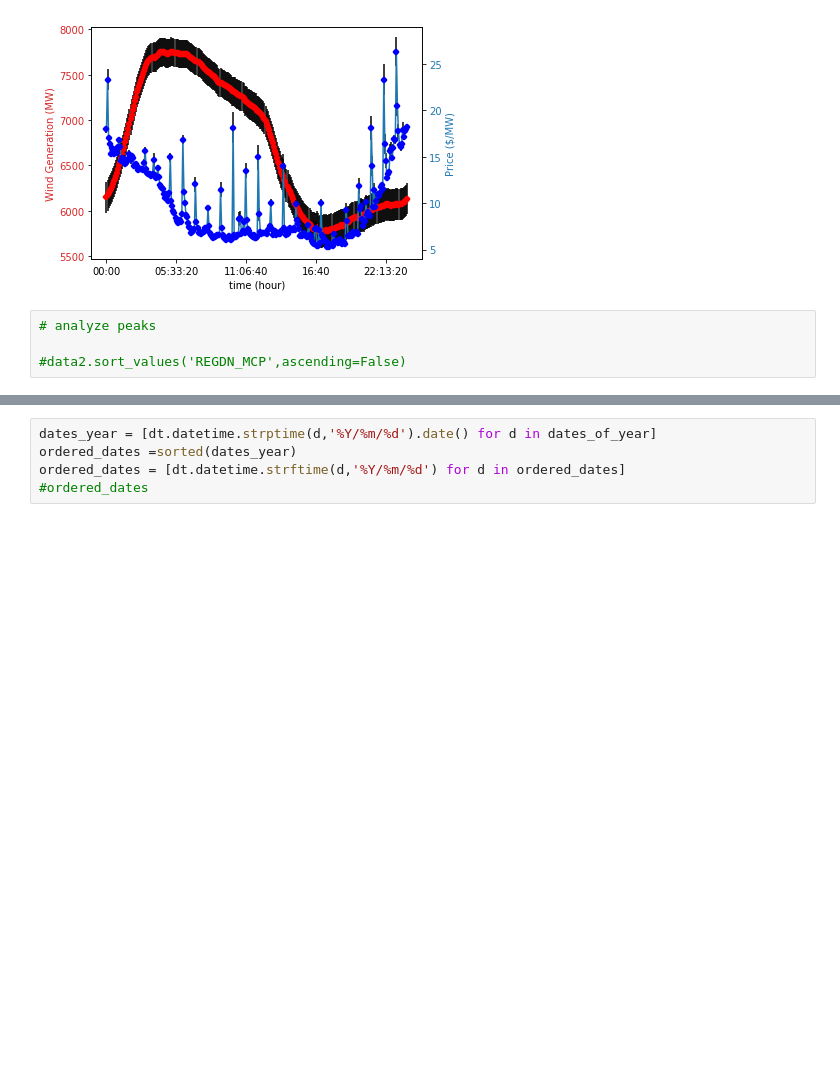
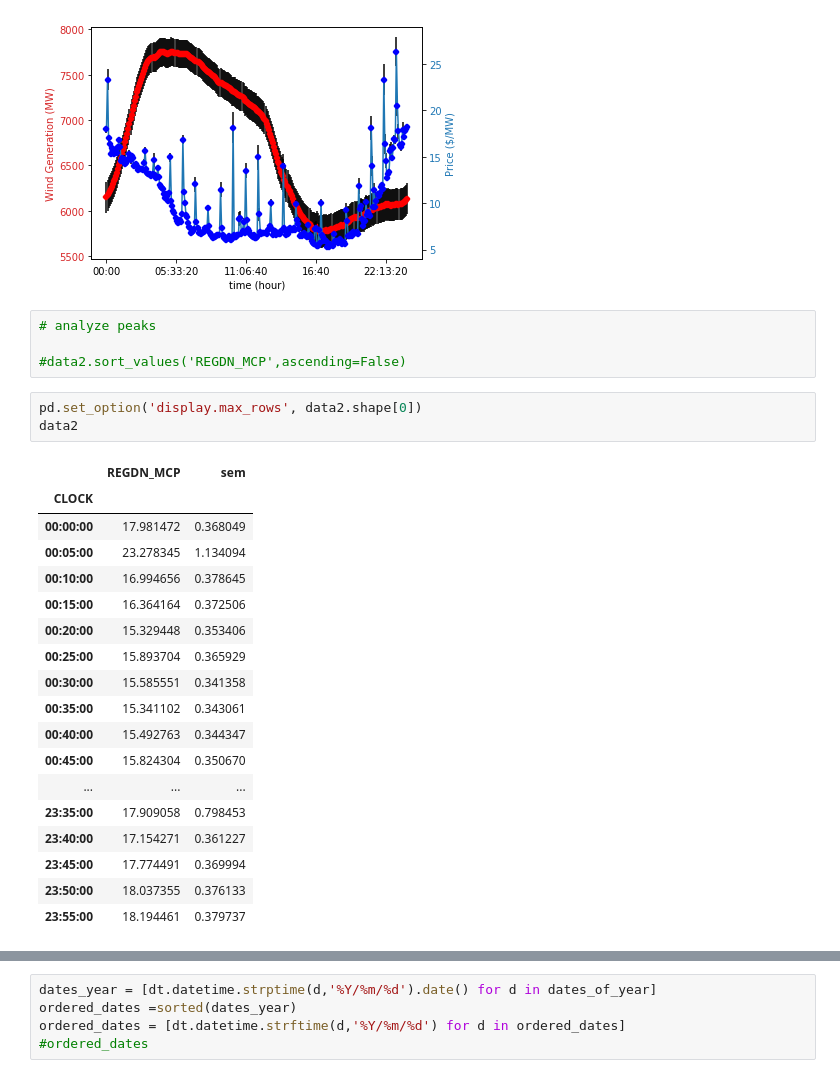
Before and after one commit to felipeascouto/energy, a Jupyter notebook: energy.ipynb, the cells around one changed output, grey strips where cells are left out. Drawn from its saved outputs; the diff is of its cells as text; blank space fills up the shorter version.

```diff
--- a/energy.ipynb
+++ b/energy.ipynb
@@ -644,6 +645,28 @@ plt.show()
 # analyze peaks
 
 #data2.sort_values('REGDN_MCP',ascending=False)
+# %%
+pd.set_option('display.max_rows', data2.shape[0])
+data2
+# %% [output]
+|  | REGDN_MCP | sem |
+| CLOCK |  |  |
+| 00:00:00 | 17.981472 | 0.368049 |
+| 00:05:00 | 23.278345 | 1.134094 |
+| 00:10:00 | 16.994656 | 0.378645 |
+| 00:15:00 | 16.364164 | 0.372506 |
+| 00:20:00 | 15.329448 | 0.353406 |
+| 00:25:00 | 15.893704 | 0.365929 |
+| 00:30:00 | 15.585551 | 0.341358 |
+| 00:35:00 | 15.341102 | 0.343061 |
+| 00:40:00 | 15.492763 | 0.344347 |
+| 00:45:00 | 15.824304 | 0.350670 |
+| ... | ... | ... |
+| 23:35:00 | 17.909058 | 0.798453 |
+| 23:40:00 | 17.154271 | 0.361227 |
+| 23:45:00 | 17.774491 | 0.369994 |
+| 23:50:00 | 18.037355 | 0.376133 |
+| 23:55:00 | 18.194461 | 0.379737 |
 # %%
 data1 = gen_mix_2017.groupby('CALENDAR')[[' Wind']].mean()
 data2 = RT.groupby('CALENDAR')[['REGDN_MCP']].mean()
```
Also changed, not shown: parts of 5 cells of this notebook.
